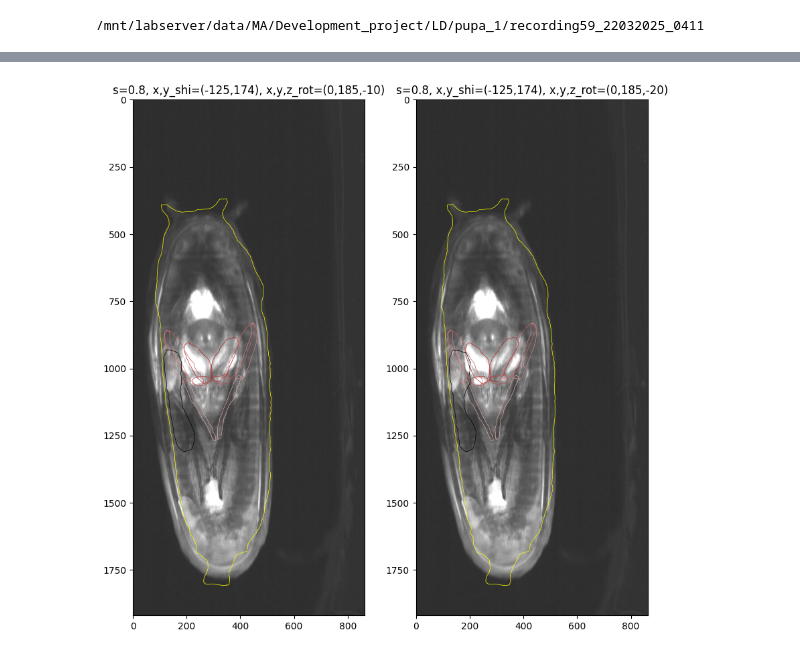
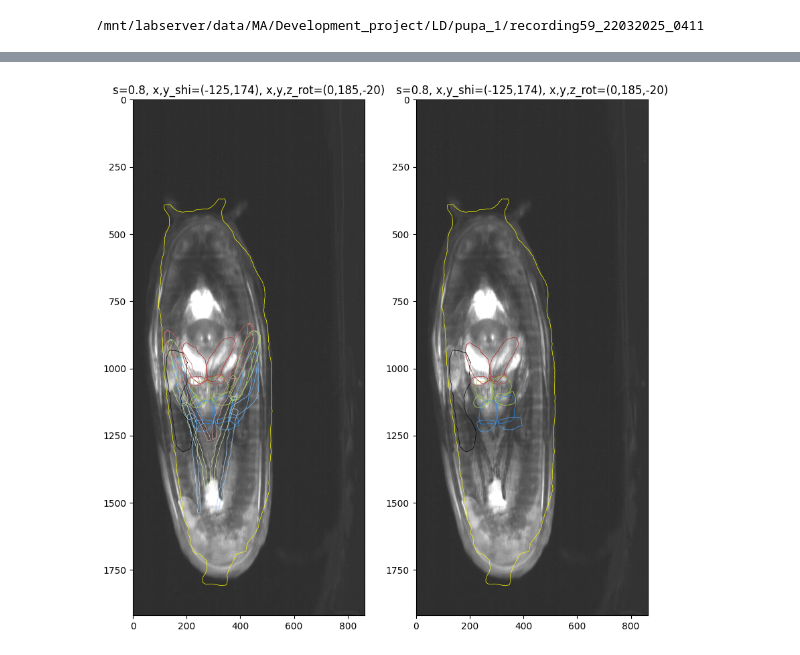
Before and after one commit to azmaite/Devel, a Jupyter notebook: Pupa_muscle_imaging/align_traced_pupa_to_video.ipynb, the cells around one changed output, grey strips where cells are left out. Drawn from its saved outputs; the diff is of its cells as text; code cells hidden in the pictures.

Commit message:
Plotted all legs and just coxa/troch also (before only front legs)

```diff
--- a/Pupa_muscle_imaging/align_traced_pupa_to_video.ipynb
+++ b/Pupa_muscle_imaging/align_traced_pupa_to_video.ipynb
@@ -279,11 +279,13 @@ def align_outlines(ave, traced_coordinates, scale, x_shift, y_shift, x_rotation,
 # %%
 scale = 0.8
 x_shift, y_shift = -125, 174
 x_rotation, y_rotation, z_rotation = 0, 185, -20
 plot_what = ['Pupa', 'Front', 'Wing']
+plot_what = ['']
+plot_what = ['Pupa', 'COXA', 'TROCHANTER', 'Wing']
 if 'old_ax' not in globals():
     old_ax = None
     old_title = None
 old_ax, old_title = align_outlines(ave, coordinates, scale, x_shift, y_shift, x_rotation, y_rotation, z_rotation, plot_what, old_ax, old_title)
 # %% [output]
-[figure, old version]
+[figure, new version]
```
Also changed, not shown: parts of 1 cell of this notebook.
